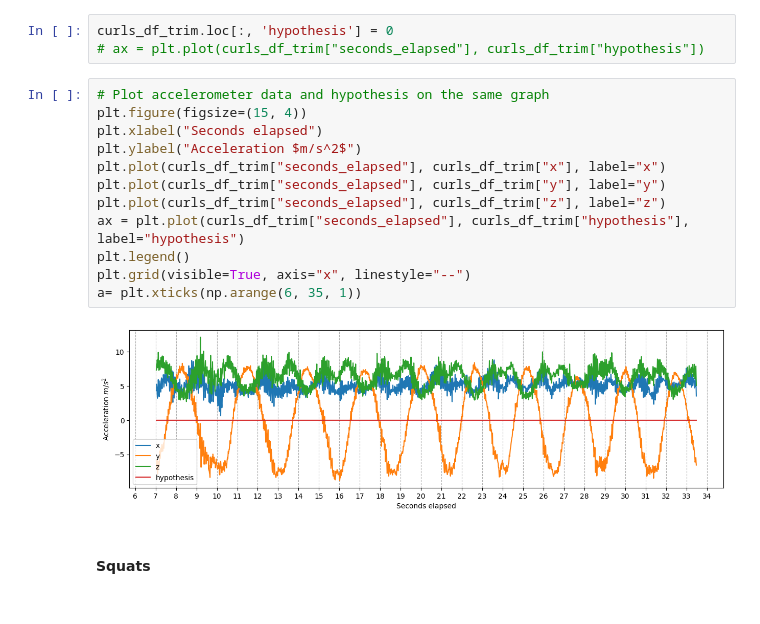
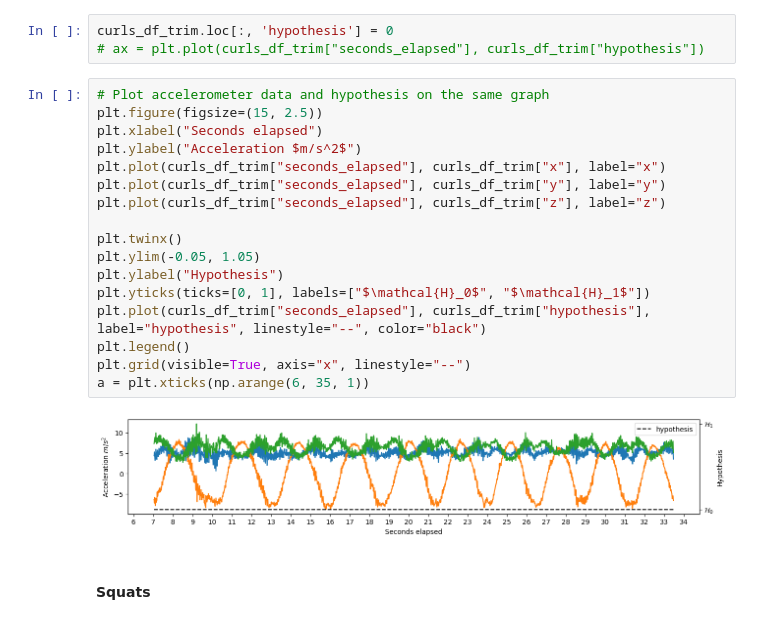
Before and after one commit to sjb296/linear-motion-detection, a Jupyter notebook: main.ipynb, the cells around one changed output. Cells and saved outputs as stored; diff of their text form.

```diff
--- a/main.ipynb
+++ b/main.ipynb
@@ -126,18 +108,23 @@ curls_df_trim.loc[:, 'hypothesis'] = 0
 # ax = plt.plot(curls_df_trim["seconds_elapsed"], curls_df_trim["hypothesis"])
 # %%
 # Plot accelerometer data and hypothesis on the same graph
-plt.figure(figsize=(15, 4))
+plt.figure(figsize=(15, 2.5))
 plt.xlabel("Seconds elapsed")
 plt.ylabel("Acceleration $m/s^2$")
 plt.plot(curls_df_trim["seconds_elapsed"], curls_df_trim["x"], label="x")
 plt.plot(curls_df_trim["seconds_elapsed"], curls_df_trim["y"], label="y")
 plt.plot(curls_df_trim["seconds_elapsed"], curls_df_trim["z"], label="z")
-ax = plt.plot(curls_df_trim["seconds_elapsed"], curls_df_trim["hypothesis"], label="hypothesis")
+
+plt.twinx()
+plt.ylim(-0.05, 1.05)
+plt.ylabel("Hypothesis")
+plt.yticks(ticks=[0, 1], labels=["$\mathcal{H}_0$", "$\mathcal{H}_1$"])
+plt.plot(curls_df_trim["seconds_elapsed"], curls_df_trim["hypothesis"], label="hypothesis", linestyle="--", color="black")
 plt.legend()
 plt.grid(visible=True, axis="x", linestyle="--")
-a= plt.xticks(np.arange(6, 35, 1))
+a = plt.xticks(np.arange(6, 35, 1))
 # %% [output]
-[figure, old version]
+[figure, new version]
 # %% [markdown]
 #### Squats
 # %%
```
Also changed, not shown: parts of 10 cells of this notebook.
